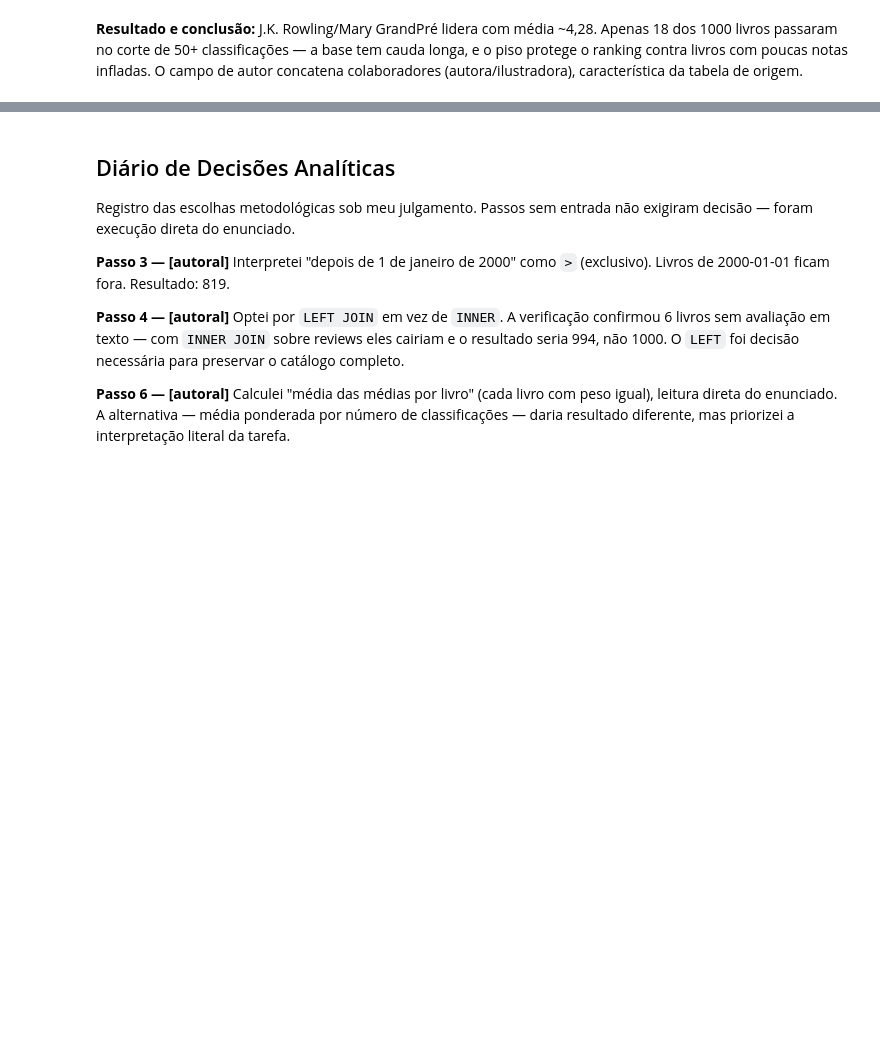
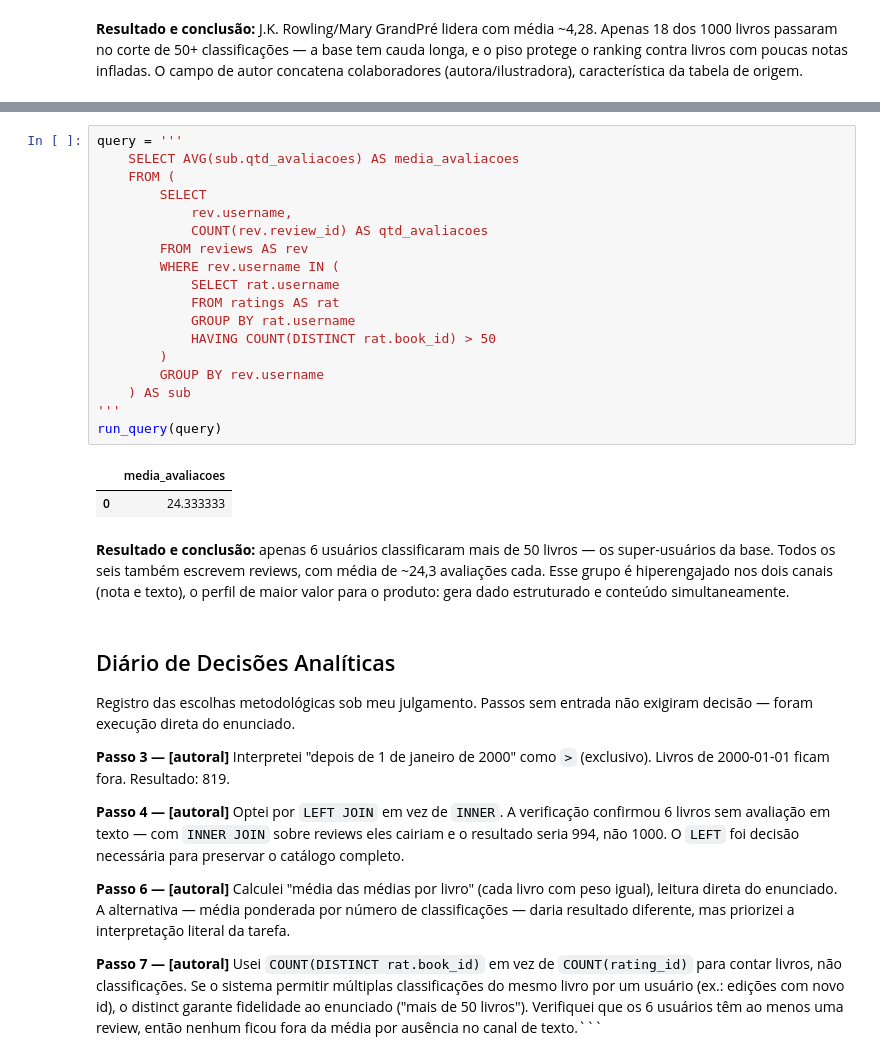
Before and after one commit to msitta/book-catalog, a Jupyter notebook: book_catalog.ipynb, the cells around one changed output, grey strips where cells are left out. Drawn from its saved outputs; the diff is of its cells as text; blank space fills up the shorter version.

````diff
--- a/book_catalog.ipynb
+++ b/book_catalog.ipynb
@@ -200,3 +243,26 @@ run_query(query)
+# %%
+query = '''
+    SELECT AVG(sub.qtd_avaliacoes) AS media_avaliacoes
+    FROM (
+        SELECT
+            rev.username,
+            COUNT(rev.review_id) AS qtd_avaliacoes
+        FROM reviews AS rev
+        WHERE rev.username IN (
+            SELECT rat.username
+            FROM ratings AS rat
+            GROUP BY rat.username
+            HAVING COUNT(DISTINCT rat.book_id) > 50
+        )
+        GROUP BY rev.username
+    ) AS sub
+'''
+run_query(query)
+# %% [output]
+|  | media_avaliacoes |
+| 0 | 24.333333 |
+# %% [markdown]
+**Resultado e conclusão:** apenas 6 usuários classificaram mais de 50 livros — os super-usuários da base. Todos os seis também escrevem reviews, com média de ~24,3 avaliações cada. Esse grupo é hiperengajado nos dois canais (nota e texto), o perfil de maior valor para o produto: gera dado estruturado e conteúdo simultaneamente.
 # %% [markdown]
 ## Diário de Decisões Analíticas
 
@@ -207,3 +273,5 @@ Registro das escolhas metodológicas sob meu julgamento. Passos sem entrada não
 **Passo 4 — [autoral]** Optei por `LEFT JOIN` em vez de `INNER`. A verificação confirmou 6 livros sem avaliação em texto — com `INNER JOIN` sobre reviews eles cairiam e o resultado seria 994, não 1000. O `LEFT` foi decisão necessária para preservar o catálogo completo.
 
 **Passo 6 — [autoral]** Calculei "média das médias por livro" (cada livro com peso igual), leitura direta do enunciado. A alternativa — média ponderada por número de classificações — daria resultado diferente, mas priorizei a interpretação literal da tarefa.
+
+**Passo 7 — [autoral]** Usei `COUNT(DISTINCT rat.book_id)` em vez de `COUNT(rating_id)` para contar livros, não classificações. Se o sistema permitir múltiplas classificações do mesmo livro por um usuário (ex.: edições com novo id), o distinct garante fidelidade ao enunciado ("mais de 50 livros"). Verifiquei que os 6 usuários têm ao menos uma review, então nenhum ficou fora da média por ausência no canal de texto.```
````
Also changed, not shown: parts of 9 cells of this notebook.
